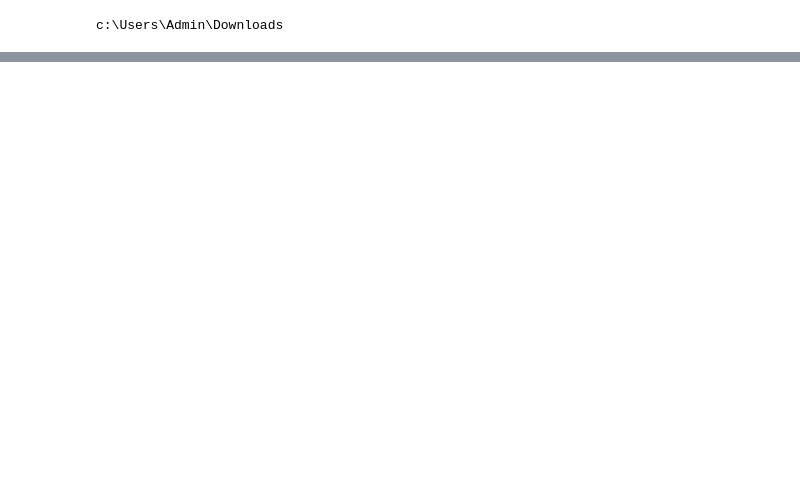
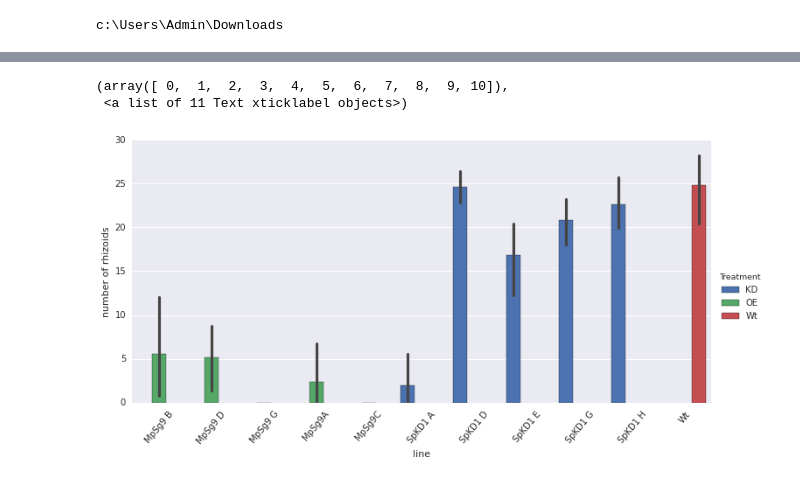
Before and after one commit to linbug/rhizoid-counting-analysis, a Jupyter notebook: rhizoid counting analysis.ipynb, the cells around one changed output, grey strips where cells are left out. Cells and saved outputs as stored; diff of their text form; code cells hidden in the pictures; blank space fills up the shorter version.

```diff
--- a/rhizoid counting analysis.ipynb
+++ b/rhizoid counting analysis.ipynb
@@ -73,0 +33,7 @@ SyntaxError: invalid syntax (<ipython-input-98-e67e65b3a0b4>, line 1)
+# %%
+sns.factorplot("line","number of rhizoids",hue= "Treatment", data = rhizoid_data, kind = 'bar', aspect = 2, size = 5)
+plt.xticks(rotation=50)
+# %% [output]
+(array([ 0,  1,  2,  3,  4,  5,  6,  7,  8,  9, 10]),
+ <a list of 11 Text xticklabel objects>)
+[figure, added]
```
Also changed, not shown: parts of 9 cells of this notebook.
